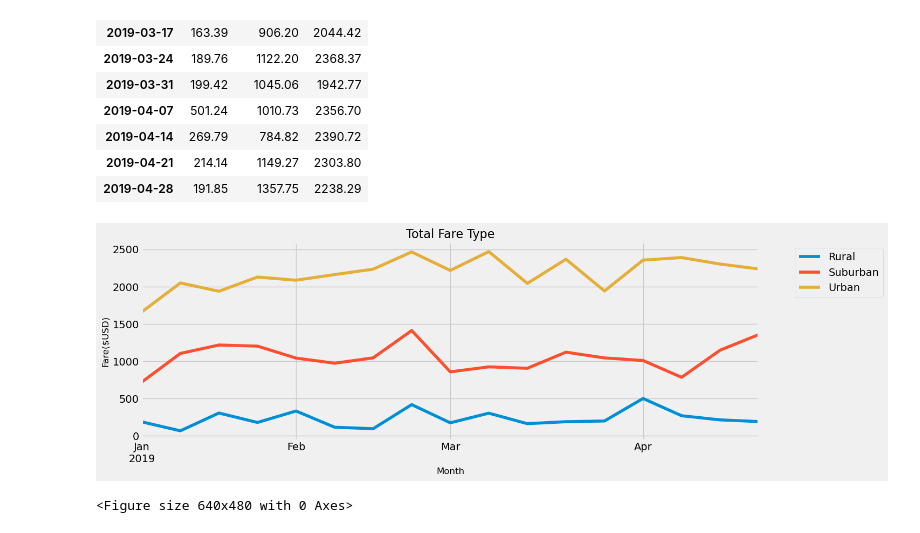
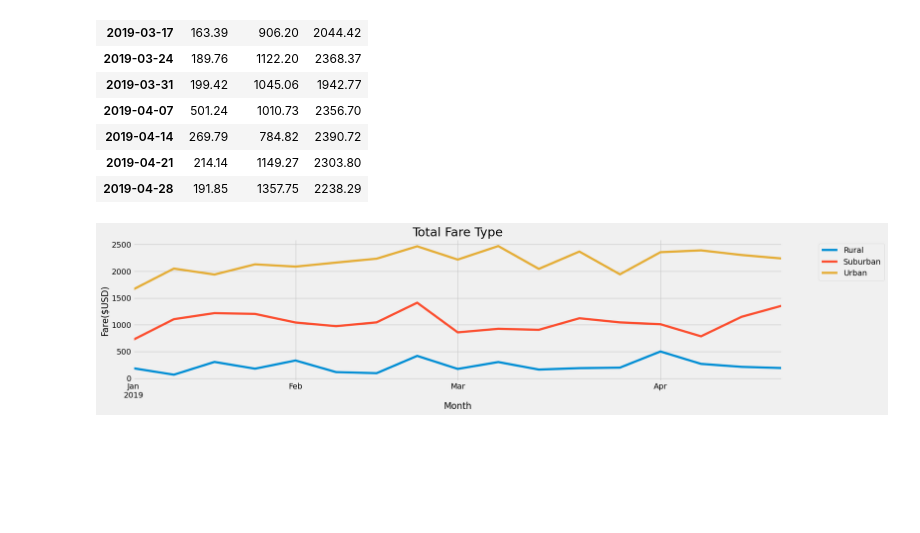
Before and after one commit to fatkid2x4/PyBer_Analysis, a Jupyter notebook: PyBer_Challenge.ipynb, the cells around one changed output. Saved outputs shown, nothing was run; the diff lists cells and outputs as text; code cells hidden in the pictures; blank space fills up the shorter version.

```diff
--- a/PyBer_Challenge.ipynb
+++ b/PyBer_Challenge.ipynb
@@ -357,29 +357,29 @@ fares_per_week_df
 # %%
 # 8. Using the object-oriented interface method, plot the resample DataFrame using the df.plot() function.
 
 # Import the style from Matplotlib.
 from matplotlib import style
 # Use the graph style fivethirtyeight.
 style.use('fivethirtyeight')
 
-fares_per_week_df.plot(figsize=(15, 5))
+fares_per_week_df.plot(figsize=(20, 5))
 
 # Format chartIncorporate the other graph properties
-plt.title("Total Fare Type", fontsize=16)
-plt.ylabel("Fare($USD)", fontsize=12)
-plt.xlabel("Month", fontsize=12)
+plt.title("Total Fare Type", fontsize=22)
+plt.ylabel("Fare($USD)", fontsize=16)
+plt.xlabel("Month", fontsize=16)
 plt.grid(True)
 
 # Create a legend
 plt.legend(bbox_to_anchor=(1.05, 1.0), loc='upper left')
 plt.tight_layout()
 
 
+# Save figure.  Figure was blank after being saved.  looked online and decided to save pic before showing and it worked fine.
+plt.savefig("analysis/PyBer_fare_summary.png")
+
+
 # Show Figure
 plt.show()
-
-# Save figure.
-plt.savefig("./analysis/PyBer_fare_summary.png")
 # %% [output]
-[figure, old version]
+[figure, new version]
-<Figure size 640x480 with 0 Axes>
```
Also changed, not shown: 2 other files.
